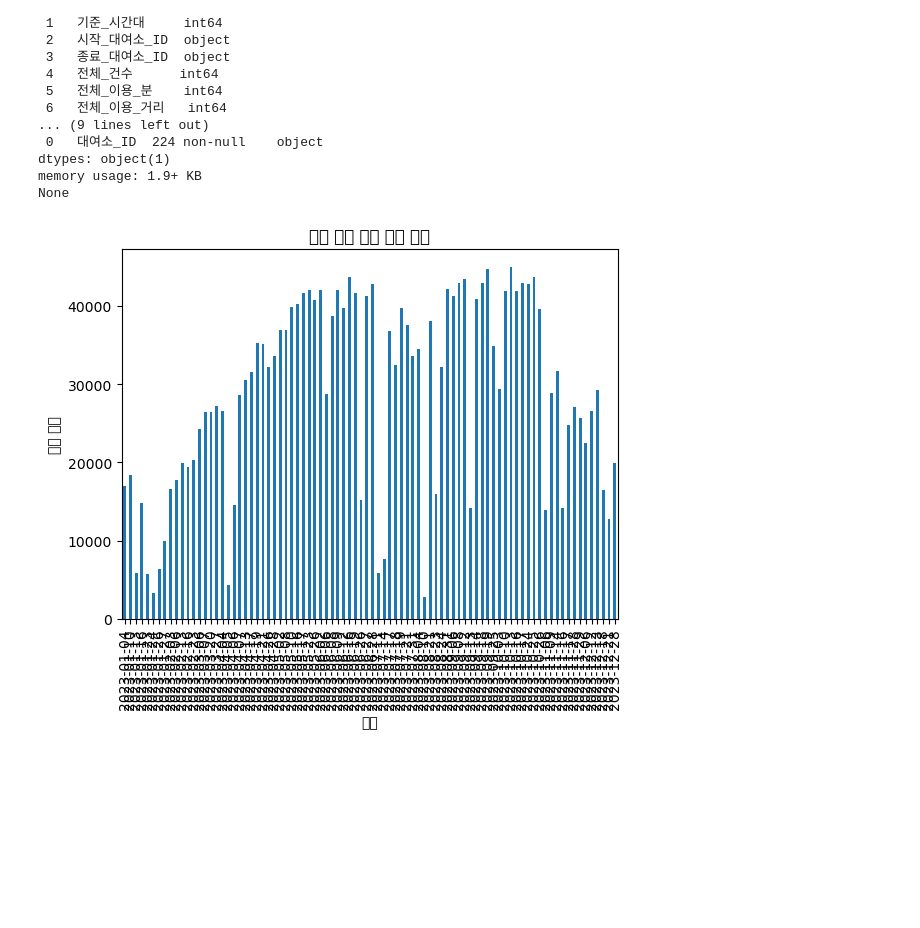
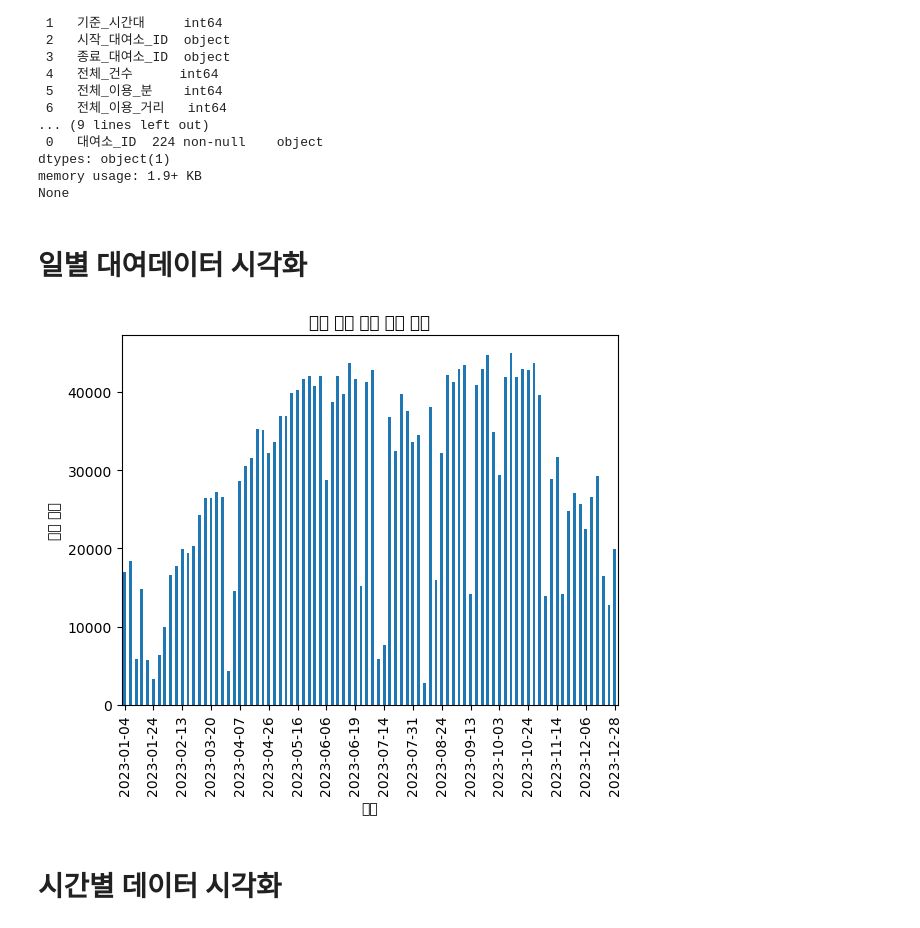
Before and after one commit to minseokpark6/SemiProject_Group3, a Jupyter notebook: Code/choiinwoo/강서_데이터_분석.ipynb, the cells around one changed output. Drawn from its saved outputs; the diff is of its cells as text; code cells hidden in the pictures; blank space fills up the shorter version.

```diff
--- a/Code/choiinwoo/강서_데이터_분석.ipynb
+++ b/Code/choiinwoo/강서_데이터_분석.ipynb
@@ -58,16 +58,24 @@ Data columns (total 8 columns):
 dtypes: object(1)
 memory usage: 1.9+ KB
 None
+# %% [markdown]
+# 일별 대여데이터 시각화
 # %%
 일별_데이터 = 강서_데이터.groupby('기준_날짜')['전체_건수'].sum()
+
+눈금_간격 = 5  # 예시로 눈금 간격을 5로 설정
+눈금_위치 = range(0, len(일별_데이터.index), 눈금_간격)
+눈금_레이블 = 일별_데이터.index[::눈금_간격]
 
 # 시작 대여소별 대여 건수 시각화
 일별_데이터.plot(kind='bar')
 plt.title('강서 지역 일별 대여 건수')
 plt.xlabel('날짜')
 plt.ylabel('대여 건수')
 plt.xticks(rotation=90)
-plt.xticks(range(len(일별_데이터.index)), 일별_데이터.index)
+plt.xticks(눈금_위치, 눈금_레이블, rotation=90)
 plt.show()
 # %% [output]
-[figure, old version]
+[figure, new version]
+# %% [markdown]
+# 시간별 데이터 시각화
```
Also changed, not shown: parts of 7 cells of this notebook.
